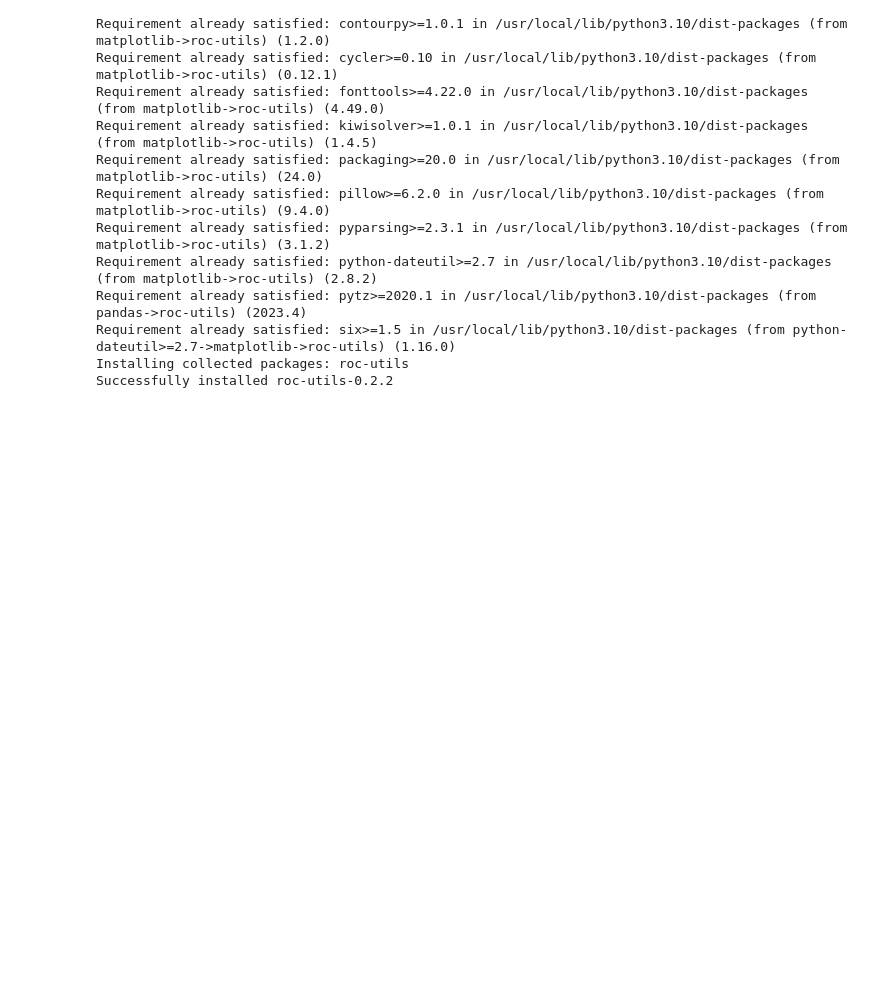
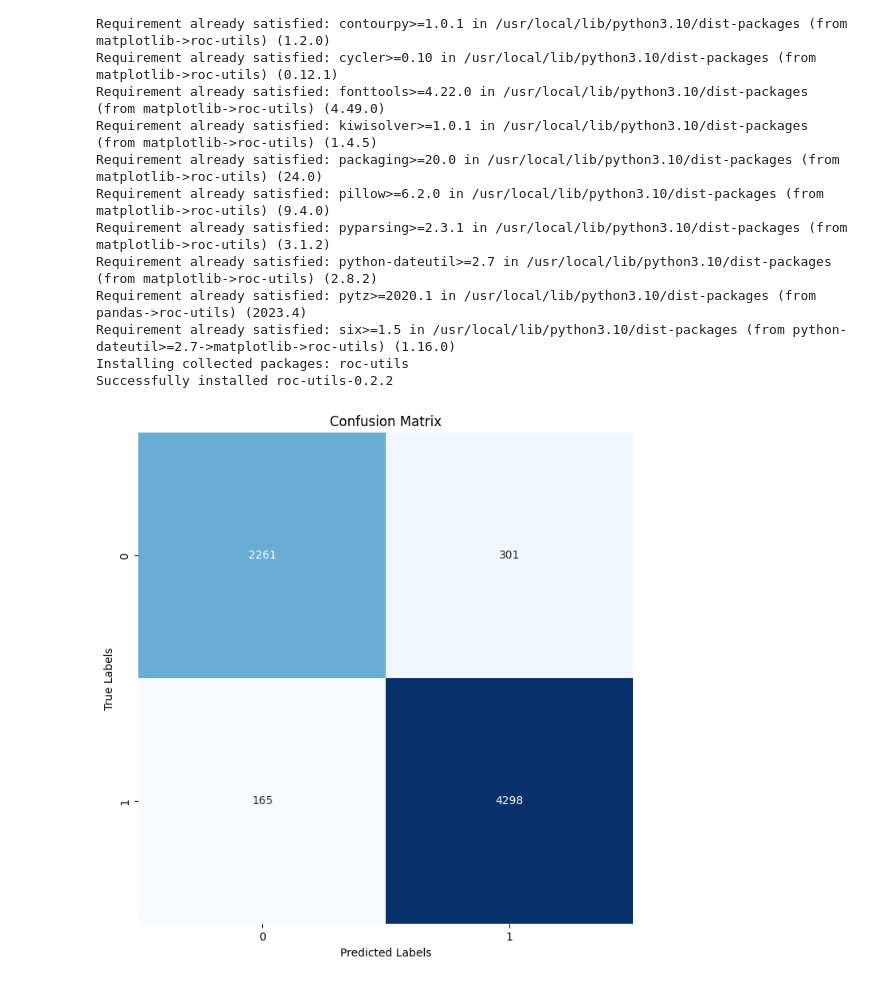
Before and after one commit to NBandemer/capstone-mayo, a Jupyter notebook: T5_model.ipynb, the cells around one changed output. Saved outputs shown, nothing was run; the diff lists cells and outputs as text; code cells hidden in the pictures; blank space fills up the shorter version.

Commit message:
confusion matrix of sdoh community present

```diff
--- a/T5_model.ipynb
+++ b/T5_model.ipynb
@@ -551,3 +551,19 @@ Requirement already satisfied: pytz>=2020.1 in /usr/local/lib/python3.10/dist-pa
 Requirement already satisfied: six>=1.5 in /usr/local/lib/python3.10/dist-packages (from python-dateutil>=2.7->matplotlib->roc-utils) (1.16.0)
 Installing collected packages: roc-utils
 Successfully installed roc-utils-0.2.2
+# %%
+from sklearn.metrics import confusion_matrix
+
+cm = confusion_matrix(true_labels, predicted_labels)
+
+# Plotting the confusion matrix
+fig, ax = plt.subplots(figsize=(8, 8))
+sns.heatmap(cm, annot=True, fmt='d', ax=ax, cmap='Blues', cbar=False)
+ax.set_xlabel('Predicted Labels')
+ax.set_ylabel('True Labels')
+ax.set_title('Confusion Matrix')
+ax.xaxis.set_ticklabels(target_names_binary)
+ax.yaxis.set_ticklabels(target_names_binary)
+plt.show()
+# %% [output]
+[figure, added]
```
